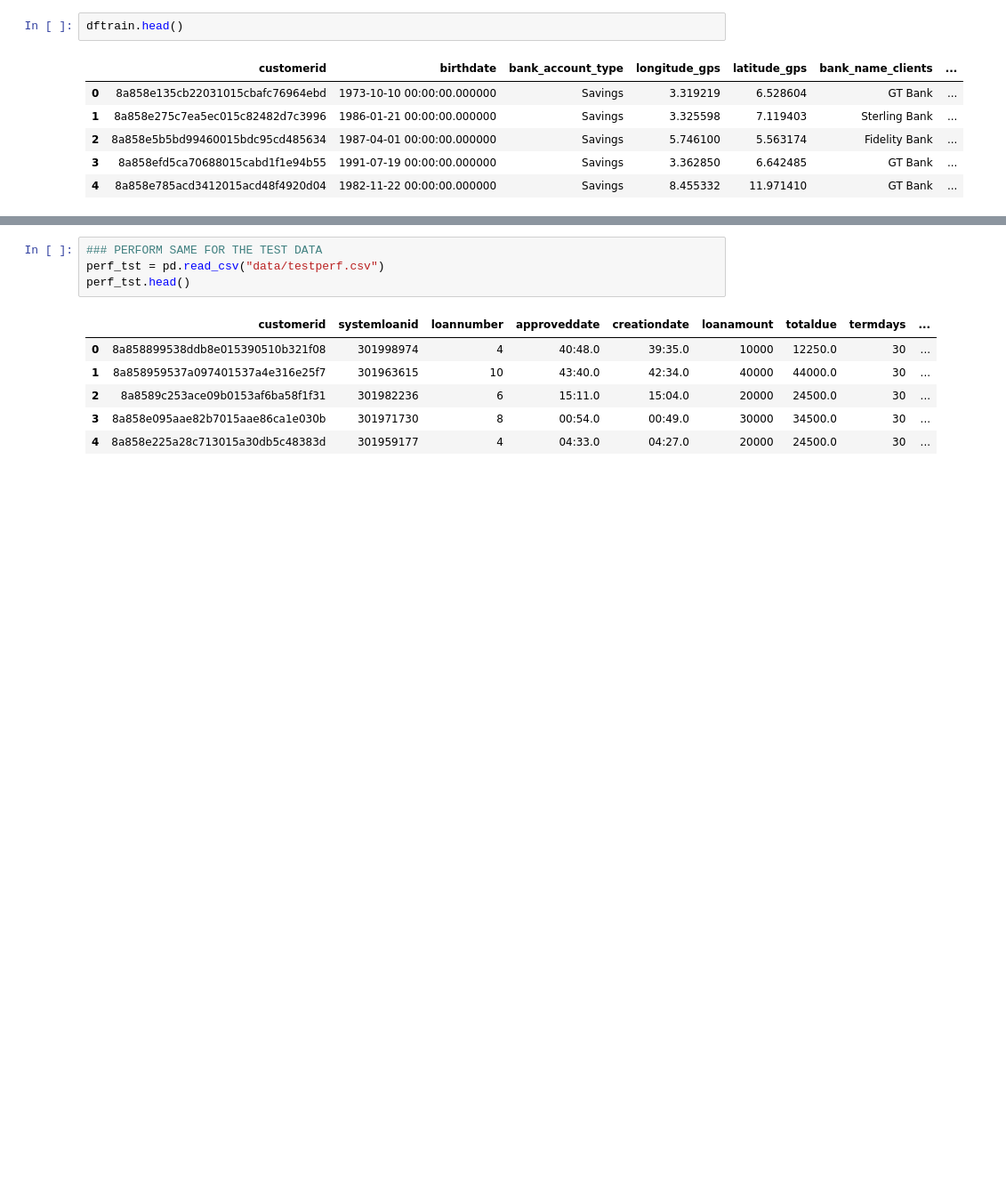
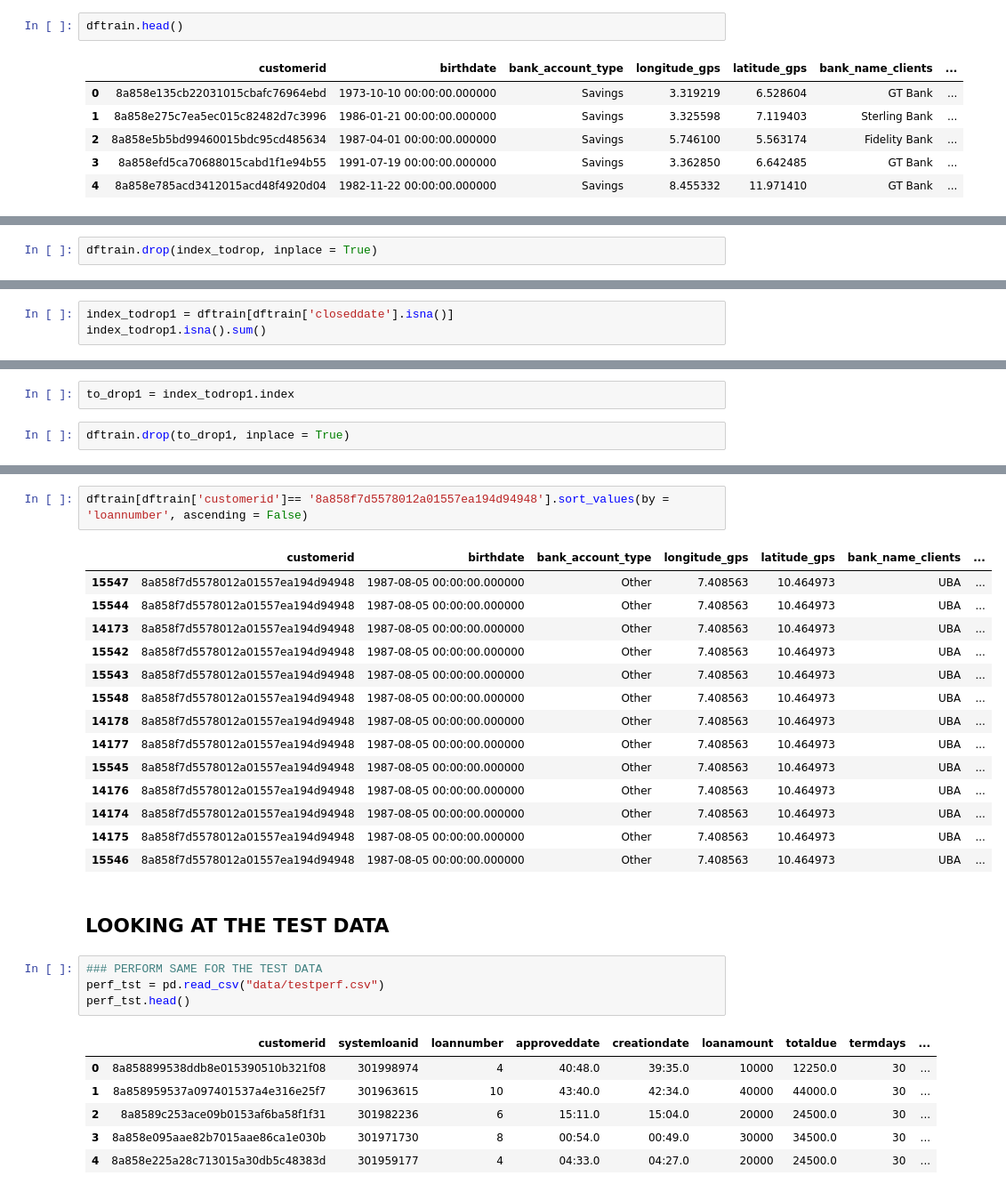
Before and after one commit to MargaretOluwadare/HAMOYE-NUMPY-GROUP-CAPSTONE, a Jupyter notebook: loans_project-Copy1-checkpoint.ipynb, the cells around one changed output, grey strips where cells are left out. Shown at 89% size. Saved outputs shown, nothing was run; the diff lists cells and outputs as text; blank space fills up the shorter version.

Commit message:
removed most of the null values

```diff
--- a/loans_project-Copy1-checkpoint.ipynb
+++ b/loans_project-Copy1-checkpoint.ipynb
@@ -390,0 +497,2 @@ memory usage: 3.6+ MB
+# %%
+dftrain.drop(index_todrop, inplace = True)
@@ -390,0 +518,3 @@ memory usage: 3.6+ MB
+# %%
+index_todrop1 = dftrain[dftrain['closeddate'].isna()]
+index_todrop1.isna().sum()
@@ -390,0 +542,4 @@ memory usage: 3.6+ MB
+# %%
+to_drop1 = index_todrop1.index
+# %%
+dftrain.drop(to_drop1, inplace = True)
@@ -391,3 +632,22 @@ memory usage: 3.6+ MB
+# %%
+dftrain[dftrain['customerid']== '8a858f7d5578012a01557ea194d94948'].sort_values(by = 'loannumber', ascending = False)
+# %% [output]
+|  | customerid | birthdate | bank_account_type | longitude_gps | latitude_gps | bank_name_clients | ... |
+| 15547 | 8a858f7d5578012a01557ea194d94948 | 1987-08-05 00:00:00.000000 | Other | 7.408563 | 10.464973 | UBA | ... |
+| 15544 | 8a858f7d5578012a01557ea194d94948 | 1987-08-05 00:00:00.000000 | Other | 7.408563 | 10.464973 | UBA | ... |
+| 14173 | 8a858f7d5578012a01557ea194d94948 | 1987-08-05 00:00:00.000000 | Other | 7.408563 | 10.464973 | UBA | ... |
+| 15542 | 8a858f7d5578012a01557ea194d94948 | 1987-08-05 00:00:00.000000 | Other | 7.408563 | 10.464973 | UBA | ... |
+| 15543 | 8a858f7d5578012a01557ea194d94948 | 1987-08-05 00:00:00.000000 | Other | 7.408563 | 10.464973 | UBA | ... |
+| 15548 | 8a858f7d5578012a01557ea194d94948 | 1987-08-05 00:00:00.000000 | Other | 7.408563 | 10.464973 | UBA | ... |
+| 14178 | 8a858f7d5578012a01557ea194d94948 | 1987-08-05 00:00:00.000000 | Other | 7.408563 | 10.464973 | UBA | ... |
+| 14177 | 8a858f7d5578012a01557ea194d94948 | 1987-08-05 00:00:00.000000 | Other | 7.408563 | 10.464973 | UBA | ... |
+| 15545 | 8a858f7d5578012a01557ea194d94948 | 1987-08-05 00:00:00.000000 | Other | 7.408563 | 10.464973 | UBA | ... |
+| 14176 | 8a858f7d5578012a01557ea194d94948 | 1987-08-05 00:00:00.000000 | Other | 7.408563 | 10.464973 | UBA | ... |
+| 14174 | 8a858f7d5578012a01557ea194d94948 | 1987-08-05 00:00:00.000000 | Other | 7.408563 | 10.464973 | UBA | ... |
+| 14175 | 8a858f7d5578012a01557ea194d94948 | 1987-08-05 00:00:00.000000 | Other | 7.408563 | 10.464973 | UBA | ... |
+| 15546 | 8a858f7d5578012a01557ea194d94948 | 1987-08-05 00:00:00.000000 | Other | 7.408563 | 10.464973 | UBA | ... |
+# %% [markdown]
+## LOOKING AT THE TEST DATA
 # %%
 ### PERFORM SAME FOR THE TEST DATA
 perf_tst = pd.read_csv("data/testperf.csv")
```
Also changed, not shown: parts of 37 cells of this notebook.
